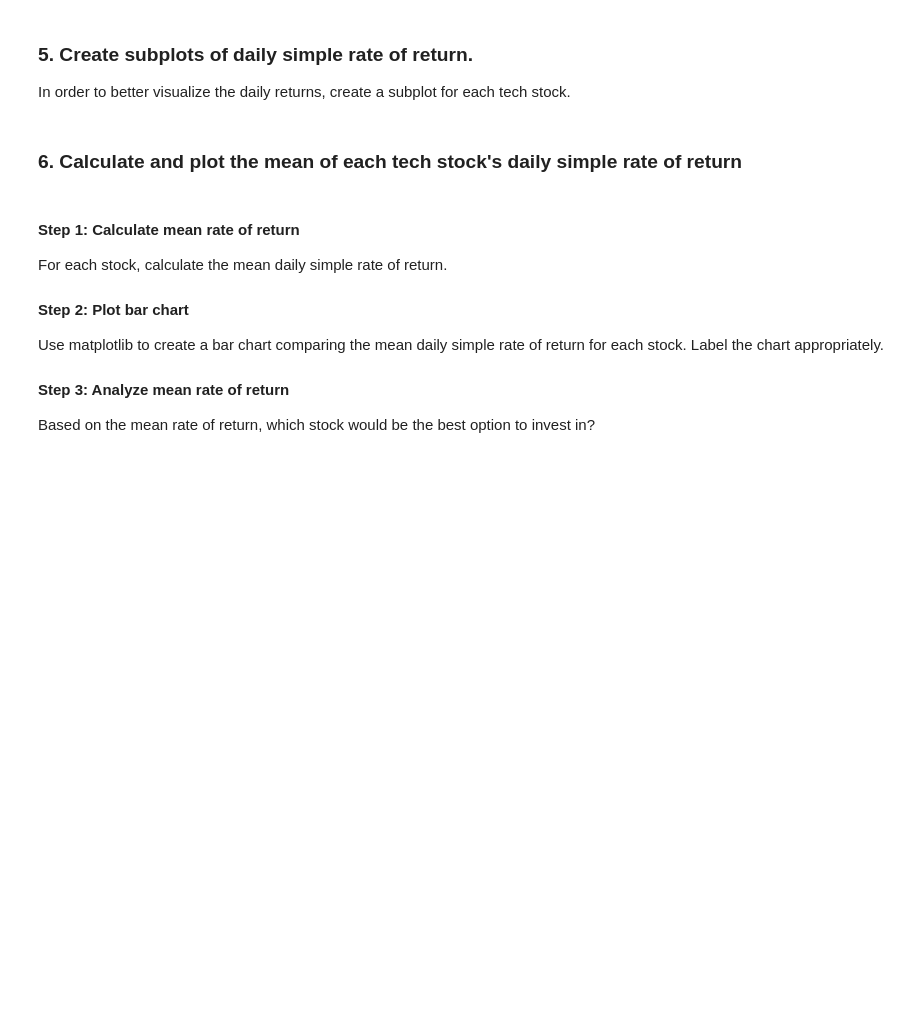
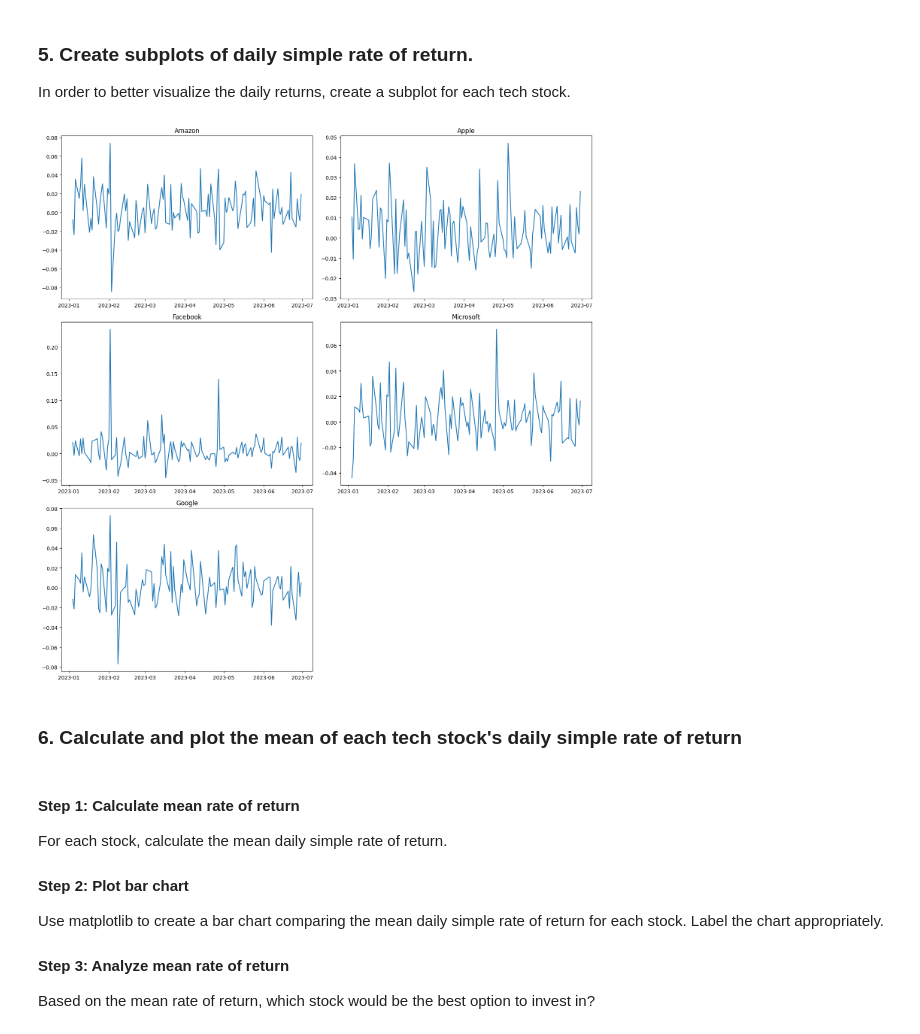
Before and after one commit to matt-wombat/computer-science-playground, a Jupyter notebook: courses/cc/projects/visualizing_tech_stocks/visualizing_tech_stocks_solution.ipynb, the cells around one changed output. Cells and saved outputs as stored; diff of their text form; code cells hidden in the pictures; blank space fills up the shorter version.

```diff
--- a/courses/cc/projects/visualizing_tech_stocks/visualizing_tech_stocks_solution.ipynb
+++ b/courses/cc/projects/visualizing_tech_stocks/visualizing_tech_stocks_solution.ipynb
@@ -105,22 +121,24 @@ In order to better visualize the daily returns, create a subplot for each tech s
 # %%
 fig = plt.figure(figsize=(15,15))
 ax1 = fig.add_subplot(321)
 ax2 = fig.add_subplot(322)
 ax3 = fig.add_subplot(323)
 ax4 = fig.add_subplot(324)
 ax5 = fig.add_subplot(325)
-ax1.plot(stock_data['Adj Close']['AMZN'].pct_change())
+ax1.plot(stock_data['Close']['AMZN'].pct_change())
 ax1.set_title("Amazon")
-ax2.plot(stock_data['Adj Close']['AAPL'].pct_change())
+ax2.plot(stock_data['Close']['AAPL'].pct_change())
 ax2.set_title("Apple")
-ax3.plot(stock_data['Adj Close']['META'].pct_change())
+ax3.plot(stock_data['Close']['META'].pct_change())
 ax3.set_title("Facebook")
-ax4.plot(stock_data['Adj Close']['MSFT'].pct_change())
+ax4.plot(stock_data['Close']['MSFT'].pct_change())
 ax4.set_title("Microsoft")
-ax5.plot(stock_data['Adj Close']['GOOGL'].pct_change())
+ax5.plot(stock_data['Close']['GOOGL'].pct_change())
 ax5.set_title("Google")
 plt.tight_layout()
 plt.show()
+# %% [output]
+[figure, added]
 # %% [markdown]
 ### 6. Calculate and plot the mean of each tech stock's daily simple rate of return
 # %% [markdown]
```
Also changed, not shown: parts of 20 cells of this notebook, 1 other file.
